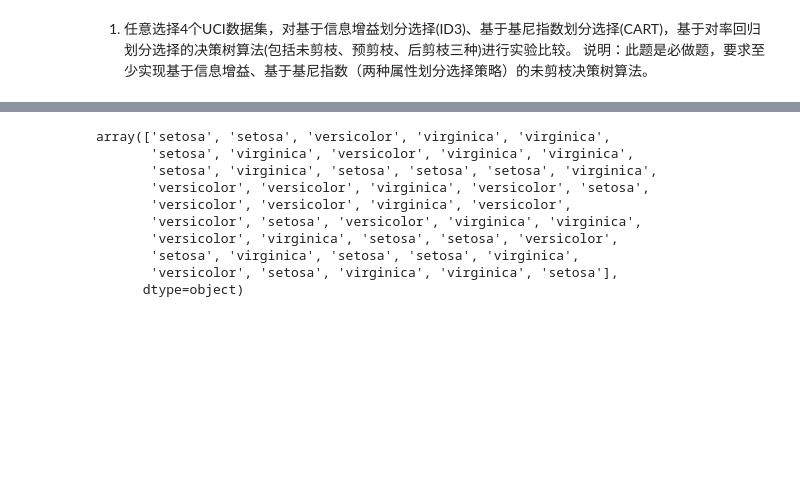
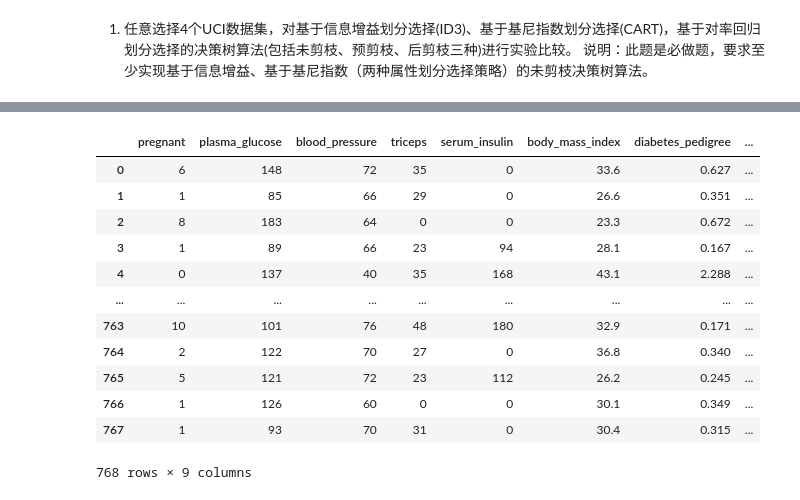
Before and after one commit to Lelter/Machine-Learning, a Jupyter notebook: code/4/4.1.ipynb, the cells around one changed output, grey strips where cells are left out. Saved outputs shown, nothing was run; the diff lists cells and outputs as text; code cells hidden in the pictures; blank space fills up the shorter version.

```diff
--- a/code/4/4.1.ipynb
+++ b/code/4/4.1.ipynb
@@ -32,15 +4,61 @@ train_x, test_x, train_y, test_y = train_test_split(
-# %%
-clf=tree.DecisionTreeClassifier(criterion='entropy')
-clf.fit(train_x,train_y)
-clf.predict(test_x)
-# %% [output]
-array(['setosa', 'setosa', 'versicolor', 'virginica', 'virginica',
-       'setosa', 'virginica', 'versicolor', 'virginica', 'virginica',
-       'setosa', 'virginica', 'setosa', 'setosa', 'setosa', 'virginica',
-       'versicolor', 'versicolor', 'virginica', 'versicolor', 'setosa',
-       'versicolor', 'versicolor', 'virginica', 'versicolor',
-       'versicolor', 'setosa', 'versicolor', 'virginica', 'virginica',
-       'versicolor', 'virginica', 'setosa', 'setosa', 'versicolor',
-       'setosa', 'virginica', 'setosa', 'setosa', 'virginica',
-       'versicolor', 'setosa', 'virginica', 'virginica', 'setosa'],
-      dtype=object)
+# %%
+from sklearn import datasets
+from sklearn.tree import DecisionTreeClassifier
+from IPython.display import Image
+from sklearn.tree import export_graphviz
+from sklearn.model_selection import train_test_split
+import pandas as pd
+import pydotplus
+
+
+class decisionTree:
+    def __init__(self, data, target, feature_names, target_names):
+        self.data = data
+        self.target = target
+        self.feature_names = feature_names
+        self.target_names = target_names
+        # self.clf = self.predict(self)
+        # self.print(self)
+
+    def predict(self):
+        x = self.data
+        y = self.target
+        X_train, X_test, y_train, y_test = train_test_split(
+            x, y, test_size=0.3, random_state=0)
+        clf = DecisionTreeClassifier(criterion='entropy', max_depth=3, random_state=0)
+        clf.fit(X_train, y_train)
+        print("Accuracy:", clf.score(X_test, y_test))
+        return clf
+
+    def print(self,clf):
+        dot_data = export_graphviz(clf, out_file=None,
+                                   feature_names=self.feature_names,
+                                   class_names=self.target_names,
+                                   filled=True)
+        graph = pydotplus.graph_from_dot_data(dot_data)
+        return Image(graph.create_png())
+
+
+iris = datasets.load_iris()
+wine = datasets.load_wine()
+breast_cancer = datasets.load_breast_cancer()
+diabetes = pd.read_csv('..\dataset\diabetes.csv', header=None)
+diabetes.columns=['pregnant', 'plasma_glucose', 'blood_pressure', 'triceps', 'serum_insulin', 'body_mass_index', 'diabetes_pedigree', 'age', 'class']
+# zoo = pd.read_csv('..\dataset\zoo.csv', header=None)
+# flags.columns=
+# zoo
+diabetes
+# %% [output]
+|  | pregnant | plasma_glucose | blood_pressure | triceps | serum_insulin | body_mass_index | diabetes_pedigree | ... |
+| 0 | 6 | 148 | 72 | 35 | 0 | 33.6 | 0.627 | ... |
+| 1 | 1 | 85 | 66 | 29 | 0 | 26.6 | 0.351 | ... |
+| 2 | 8 | 183 | 64 | 0 | 0 | 23.3 | 0.672 | ... |
+| 3 | 1 | 89 | 66 | 23 | 94 | 28.1 | 0.167 | ... |
+| 4 | 0 | 137 | 40 | 35 | 168 | 43.1 | 2.288 | ... |
+| ... | ... | ... | ... | ... | ... | ... | ... | ... |
+| 763 | 10 | 101 | 76 | 48 | 180 | 32.9 | 0.171 | ... |
+| 764 | 2 | 122 | 70 | 27 | 0 | 36.8 | 0.340 | ... |
+| 765 | 5 | 121 | 72 | 23 | 112 | 26.2 | 0.245 | ... |
+| 766 | 1 | 126 | 60 | 0 | 0 | 30.1 | 0.349 | ... |
+| 767 | 1 | 93 | 70 | 31 | 0 | 30.4 | 0.315 | ... |
+768 rows × 9 columns
```
Also changed, not shown: parts of 6 cells of this notebook.
